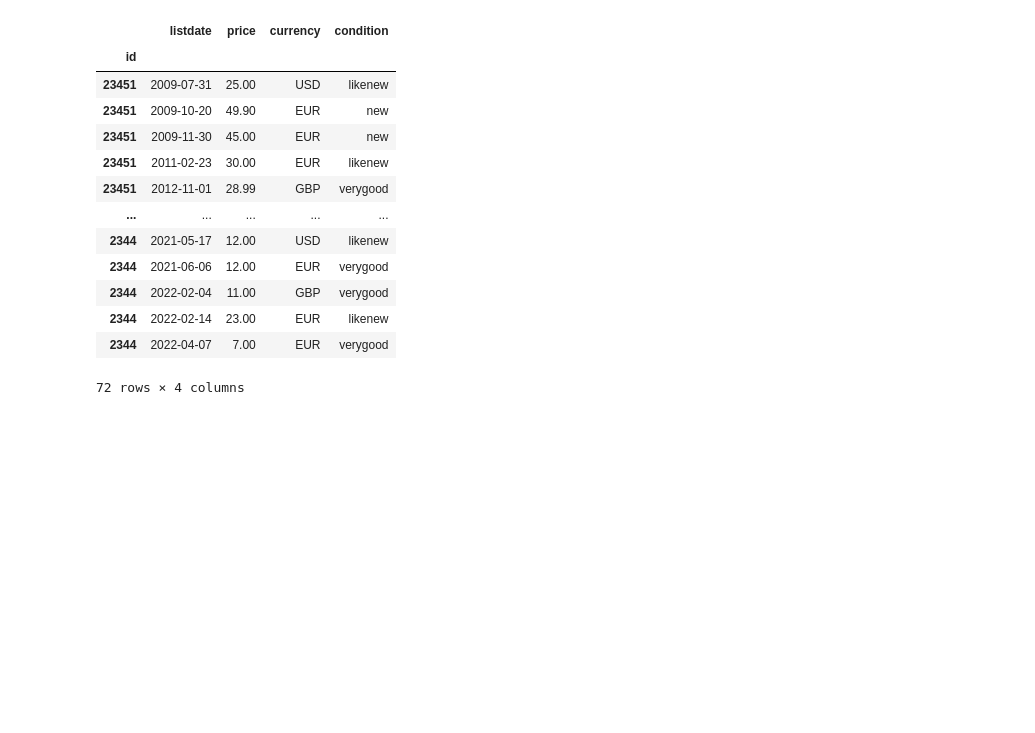
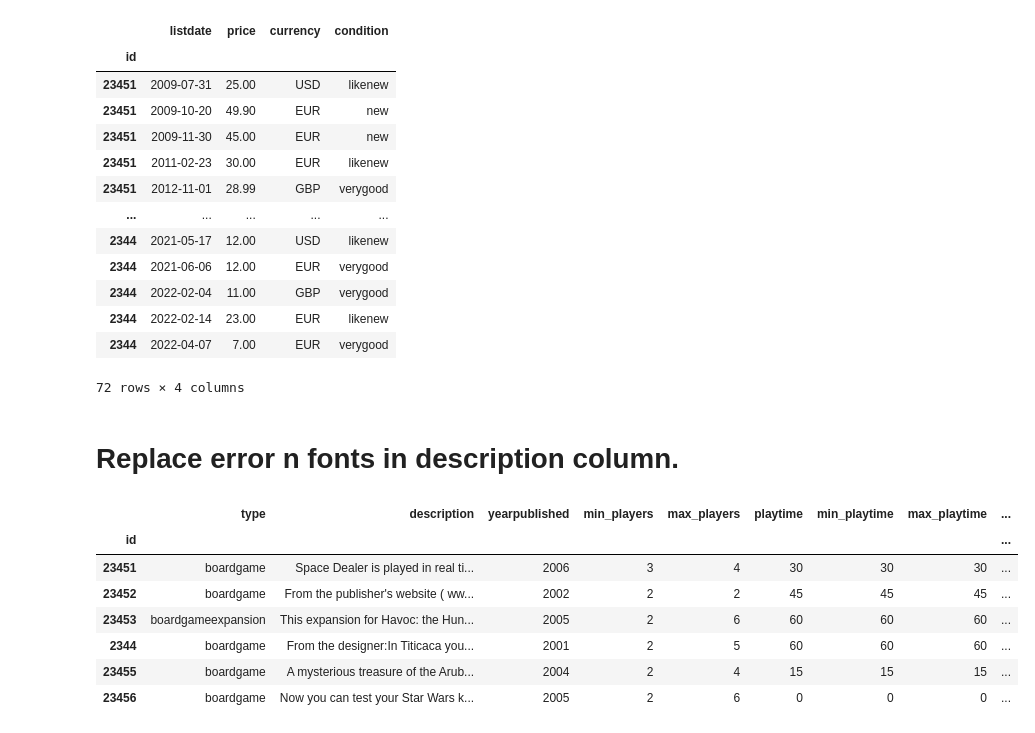
Before and after one commit to Daily-Lama-Capstone/Daily-Lama-Capstone, a Jupyter notebook: XML_parse_Salva.ipynb, the cells around one changed output. Cells and saved outputs as stored; diff of their text form; code cells hidden in the pictures; blank space fills up the shorter version.

```diff
--- a/XML_parse_Salva.ipynb
+++ b/XML_parse_Salva.ipynb
@@ -268,3 +268,18 @@ b_marketplace
 | 2344 | 2022-02-14 | 23.00 | EUR | likenew |
 | 2344 | 2022-04-07 | 7.00 | EUR | verygood |
 72 rows × 4 columns
+# %% [markdown]
+# Replace error n fonts in description column.
+# %%
+df_main['description'] = df_main['description'].str.replace("\n","")
+# %%
+df_main
+# %% [output]
+|  | type | description | yearpublished | min_players | max_players | playtime | min_playtime | max_playtime | ... |
+| id |  |  |  |  |  |  |  |  | ... |
+| 23451 | boardgame | Space Dealer is played in real ti... | 2006 | 3 | 4 | 30 | 30 | 30 | ... |
+| 23452 | boardgame | From the publisher's website ( ww... | 2002 | 2 | 2 | 45 | 45 | 45 | ... |
+| 23453 | boardgameexpansion | This expansion for Havoc: the Hun... | 2005 | 2 | 6 | 60 | 60 | 60 | ... |
+| 2344 | boardgame | From the designer:In Titicaca you... | 2001 | 2 | 5 | 60 | 60 | 60 | ... |
+| 23455 | boardgame | A mysterious treasure of the Arub... | 2004 | 2 | 4 | 15 | 15 | 15 | ... |
+| 23456 | boardgame | Now you can test your Star Wars k... | 2005 | 2 | 6 | 0 | 0 | 0 | ... |
```
